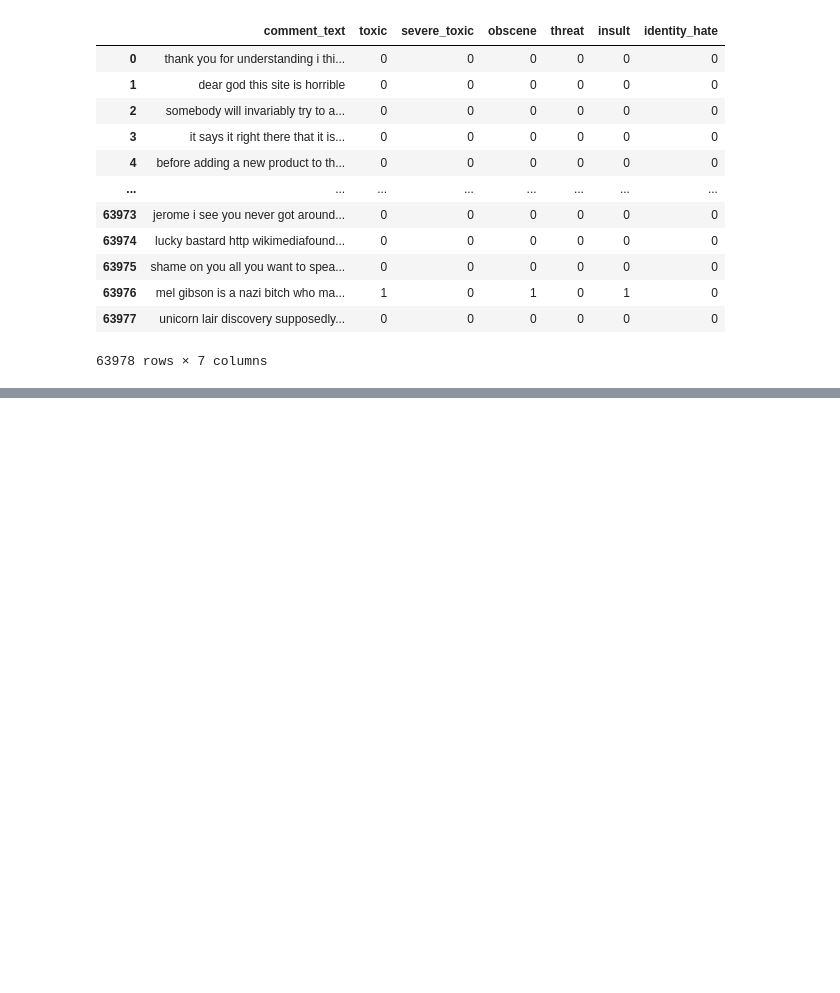
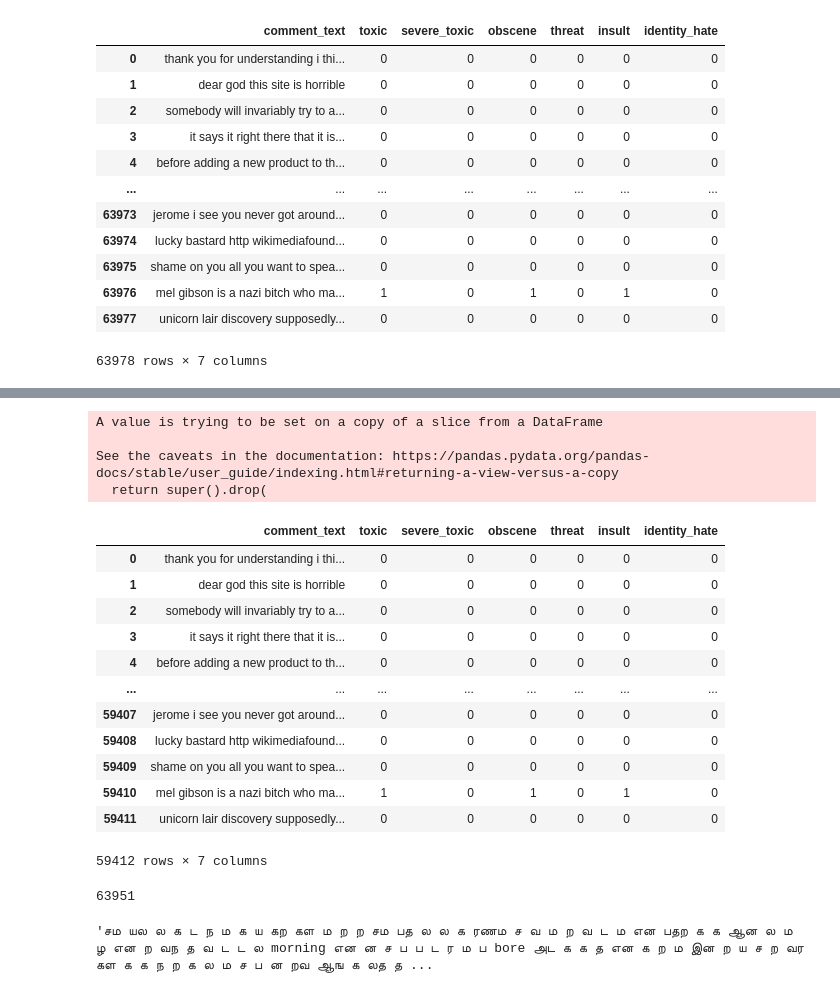
Before and after one commit to fvarelacid/strive-projects, a Jupyter notebook: NLP_Toxicity/main.ipynb, the cells around one changed output, grey strips where cells are left out. Cells and saved outputs as stored; diff of their text form; code cells hidden in the pictures; blank space fills up the shorter version.

```diff
--- a/NLP_Toxicity/main.ipynb
+++ b/NLP_Toxicity/main.ipynb
@@ -157,6 +166,0 @@ TypeError: object of type 'float' has no len()
-# %%
-list_index = []
-for i in range(63977):
-    if type(df_test_cleaned["comment_text"][i]) == float:
-        list_index.append(i)
-df_test_cleaned.drop(list_index, inplace=True)
@@ -165,2 +199,25 @@ KeyError: 1992
 # %%
 df_test_cleaned.reset_index(inplace=True)
+# %%
+df_test_cleaned.drop(columns=['index'], inplace=True)
+# %% [output]
+A value is trying to be set on a copy of a slice from a DataFrame
+
+See the caveats in the documentation: https://pandas.pydata.org/pandas-docs/stable/user_guide/indexing.html#returning-a-view-versus-a-copy
+  return super().drop(
+# %%
+df_test_cleaned
+# %% [output]
+|  | comment_text | toxic | severe_toxic | obscene | threat | insult | identity_hate |
+| 0 | thank you for understanding i thi... | 0 | 0 | 0 | 0 | 0 | 0 |
+| 1 | dear god this site is horrible | 0 | 0 | 0 | 0 | 0 | 0 |
+| 2 | somebody will invariably try to a... | 0 | 0 | 0 | 0 | 0 | 0 |
+| 3 | it says it right there that it is... | 0 | 0 | 0 | 0 | 0 | 0 |
+| 4 | before adding a new product to th... | 0 | 0 | 0 | 0 | 0 | 0 |
+| ... | ... | ... | ... | ... | ... | ... | ... |
+| 59407 | jerome i see you never got around... | 0 | 0 | 0 | 0 | 0 | 0 |
+| 59408 | lucky bastard http wikimediafound... | 0 | 0 | 0 | 0 | 0 | 0 |
+| 59409 | shame on you all you want to spea... | 0 | 0 | 0 | 0 | 0 | 0 |
+| 59410 | mel gibson is a nazi bitch who ma... | 1 | 0 | 1 | 0 | 1 | 0 |
+| 59411 | unicorn lair discovery supposedly... | 0 | 0 | 0 | 0 | 0 | 0 |
+59412 rows × 7 columns
@@ -166,0 +228,8 @@ df_test_cleaned.reset_index(inplace=True)
+# %%
+del sequences[]
+# %% [output]
+63951
+# %%
+test_df["comment_text"][6493]
+# %% [output]
+'சம யல ல க ட ந ம க ய கற கள ம ற ற சம பத ல ல க ரணம ச வ ம ற வ ட ம என பதற க க ஆன ல ம ழ என ற வந த வ ட ட ல morning என ன ச ப ப ட ர ம ப bore அட க க த என க ற ம இன ற ய ச ற வர கள க க ந ற க ல ம ச ப ன றவ ஆங க லத த ...
```
Also changed, not shown: parts of 70 cells of this notebook, 12 other files.
